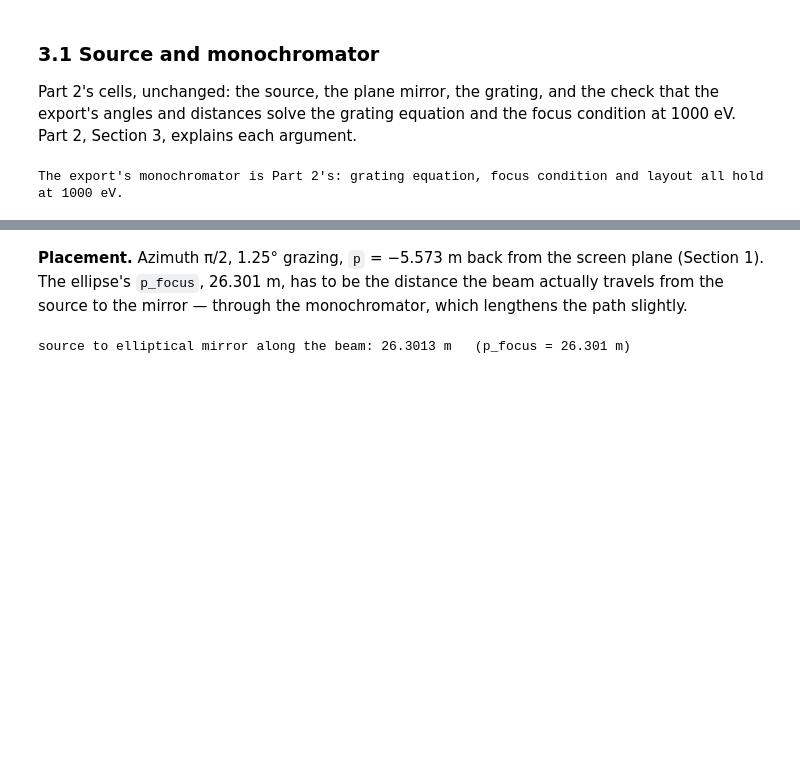
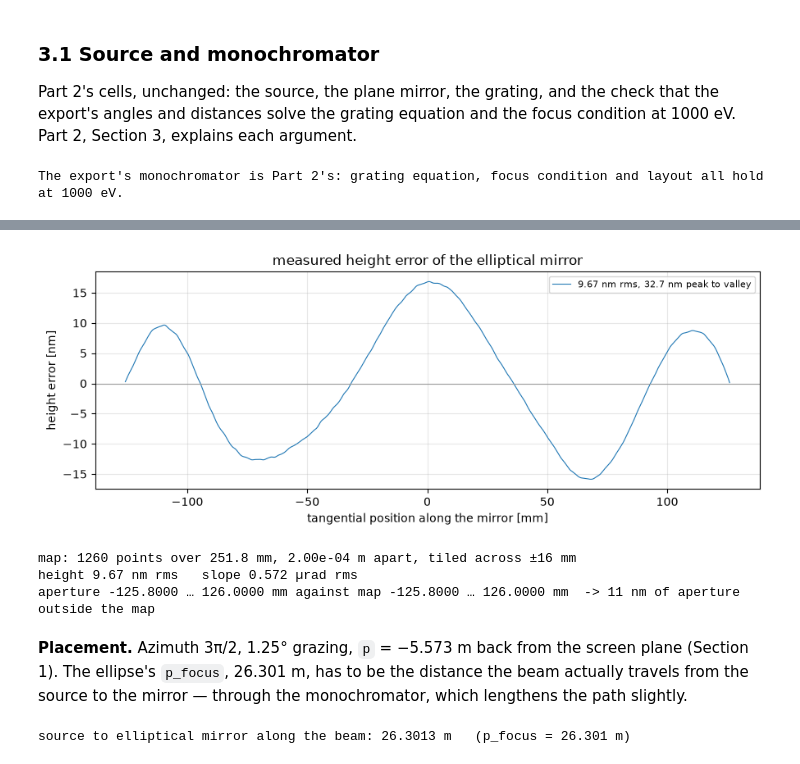
Before and after one commit to whorwhey/shadow4_scripting_tutorial, a Jupyter notebook: 03_figure_errors.ipynb, the cells around one changed output, grey strips where cells are left out. Drawn from its saved outputs; the diff is of its cells as text; code cells hidden in the pictures; blank space fills up the shorter version.

```diff
--- a/03_figure_errors.ipynb
+++ b/03_figure_errors.ipynb
@@ -455,3 +460,46 @@ assert measured_mirror.get_boundary_shape() is ideal_mirror.get_boundary_shape()
+# %%
+import h5py
+
+with h5py.File(surface_file, "r") as f:
+    map_x_m = f["surface_file/X"][()]     # across the mirror (sagittal)
+    map_y_m = f["surface_file/Y"][()]     # along the mirror (tangential)
+    map_z_m = f["surface_file/Z"][()]     # height deviation, shape (len(y), len(x))
+
+# A slope profilometer scans one line; the file repeats it across the width.
+assert np.allclose(map_z_m, map_z_m[:, [0]])
+height_m = map_z_m[:, 0]
+slope_rad = np.gradient(height_m, map_y_m)
+
+fig, ax = plt.subplots(figsize=(9, 3.6))
+ax.plot(map_y_m * 1e3, height_m * 1e9, lw=0.8,
+        label=f"{height_m.std() * 1e9:.2f} nm rms, {np.ptp(height_m) * 1e9:.1f} nm peak to valley")
+ax.axhline(0, color="0.6", lw=0.8)
+ax.set_xlabel("tangential position along the mirror [mm]")
+ax.set_ylabel("height error [nm]")
+ax.set_title("measured height error of the elliptical mirror")
+ax.legend(fontsize=8)
+ax.grid(alpha=0.3)
+plt.tight_layout()
+plt.show()
+
+print(f"map: {map_y_m.size} points over {np.ptp(map_y_m) * 1e3:.1f} mm, "
+      f"{map_y_m[1] - map_y_m[0]:.2e} m apart, tiled across ±{map_x_m.max() * 1e3:.0f} mm")
+print(f"height {height_m.std() * 1e9:.2f} nm rms   slope {slope_rad.std() * 1e6:.3f} µrad rms")
+
+# The aperture has to sit inside the map: outside it, the surface is whatever the
+# interpolating spline extrapolates, which is nobody's mirror.
+x_left, x_right, y_bottom, y_top = ideal_mirror.get_boundary_shape().get_boundaries()
+overhang_m = max(map_y_m.min() - y_bottom, y_top - map_y_m.max(),
+                 map_x_m.min() - x_left, x_right - map_x_m.max())
+print(f"aperture {y_bottom * 1e3:.4f} … {y_top * 1e3:.4f} mm against map "
+      f"{map_y_m.min() * 1e3:.4f} … {map_y_m.max() * 1e3:.4f} mm  "
+      f"-> {overhang_m * 1e9:.0f} nm of aperture outside the map")
+assert overhang_m < 1e-6
+# %% [output]
+[figure, added]
+map: 1260 points over 251.8 mm, 2.00e-04 m apart, tiled across ±16 mm
+height 9.67 nm rms   slope 0.572 µrad rms
+aperture -125.8000 … 126.0000 mm against map -125.8000 … 126.0000 mm  -> 11 nm of aperture outside the map
 # %% [markdown]
-**Placement.** Azimuth π/2, 1.25° grazing, `p` = −5.573 m back from the screen plane (Section 1). The ellipse's `p_focus`, 26.301 m, has to be the distance the beam actually travels from the source to the mirror — through the monochromator, which lengthens the path slightly.
+**Placement.** Azimuth 3π/2, 1.25° grazing, `p` = −5.573 m back from the screen plane (Section 1). The ellipse's `p_focus`, 26.301 m, has to be the distance the beam actually travels from the source to the mirror — through the monochromator, which lengthens the path slightly.
 # %%
```
Also changed, not shown: parts of 51 cells of this notebook, 1 other file.
